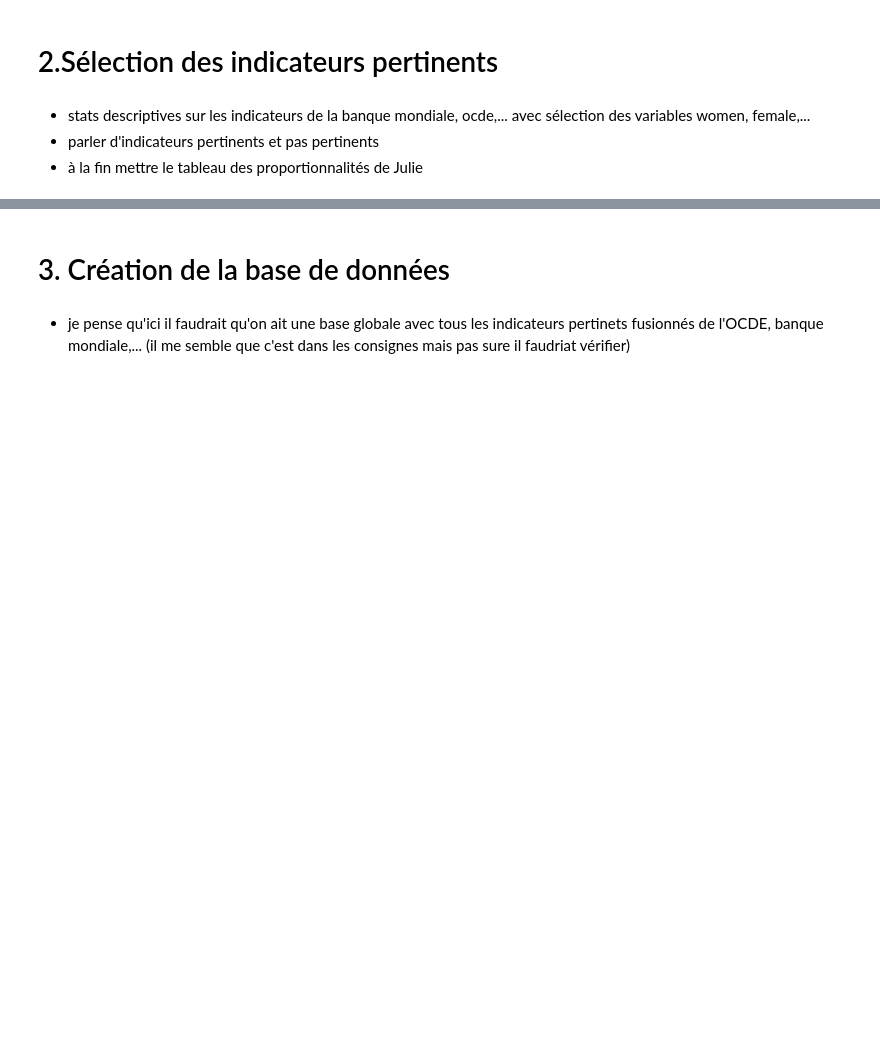
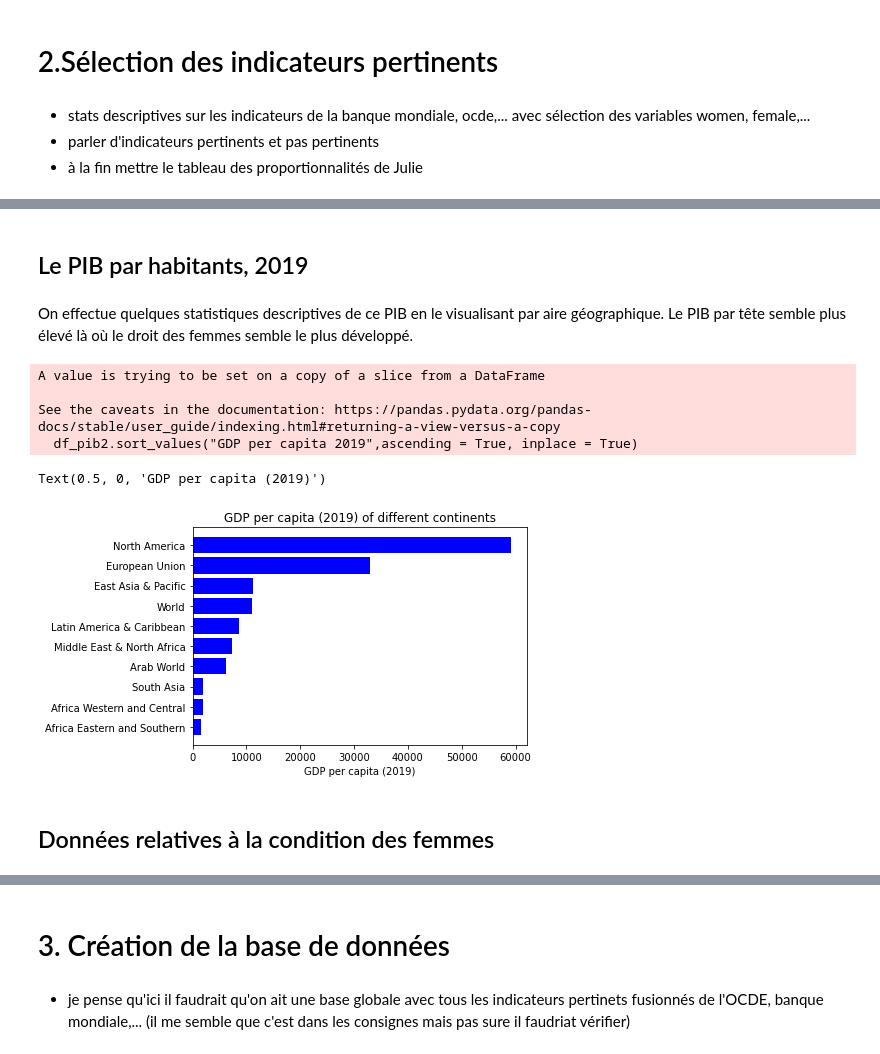
Before and after one commit to cmllbll/Gender-Inequalities-and-Development, a Jupyter notebook: Notebook final.ipynb, the cells around one changed output, grey strips where cells are left out. Cells and saved outputs as stored; diff of their text form; code cells hidden in the pictures; blank space fills up the shorter version.

```diff
--- a/Notebook final.ipynb
+++ b/Notebook final.ipynb
@@ -196,0 +318,27 @@ See the caveats in the documentation: https://pandas.pydata.org/pandas-docs/stab
+# %% [markdown]
+## Le PIB par habitants, 2019
+# %%
+df_pib=bm_select('NY.GDP.PCAP.KD', "GDP per capita 2019")
+df_pib_name=df_bm2[df_bm2['Indicator Name']=="GDP per capita (constant 2015 US$)"]
+df_pib_name=df_pib_name[["Country Name","2019", "Country Code"]]
+df_pib_name.rename(columns={'2019': 'GDP per capita 2019'}, inplace=True)
+# %% [markdown]
+On effectue quelques statistiques descriptives de ce PIB en le visualisant par aire géographique. Le PIB par tête semble plus élevé là où le droit des femmes semble le plus développé.
+# %%
+liste_continents=['AFE','AFW', 'ARB', 'EAS', 'EUU', 'LCN', 'MEA', 'NAC', 'WLD', 'SAS']
+df_pib2=df_pib_name[df_pib_name['Country Code'].isin(liste_continents)]
+df_pib2.sort_values("GDP per capita 2019",ascending = True, inplace = True)
+# %% [output]
+A value is trying to be set on a copy of a slice from a DataFrame
+
+See the caveats in the documentation: https://pandas.pydata.org/pandas-docs/stable/user_guide/indexing.html#returning-a-view-versus-a-copy
+  df_pib2.sort_values("GDP per capita 2019",ascending = True, inplace = True)
+# %%
+plt.barh(df_pib2["Country Name"], df_pib2['GDP per capita 2019'], color="blue")
+plt.title('GDP per capita (2019) of different continents')
+plt.xlabel('GDP per capita (2019)')
+# %% [output]
+Text(0.5, 0, 'GDP per capita (2019)')
+[figure, added]
+# %% [markdown]
+## Données relatives à la condition des femmes
```
Also changed, not shown: parts of 22 cells of this notebook.
